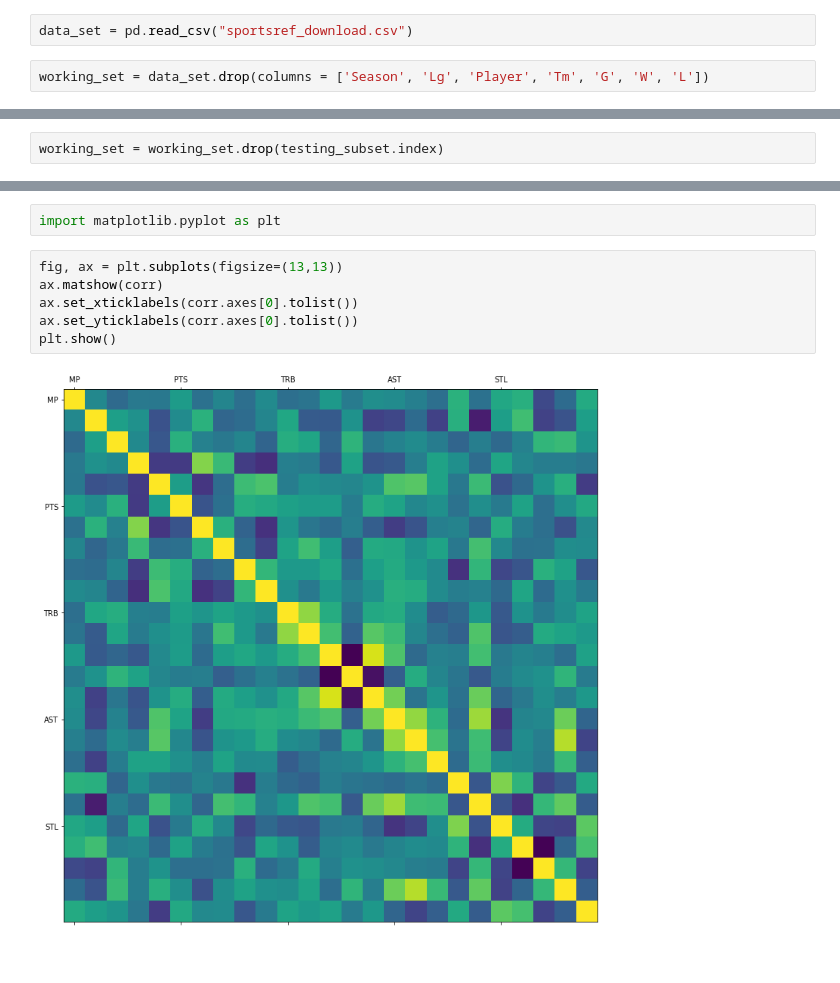
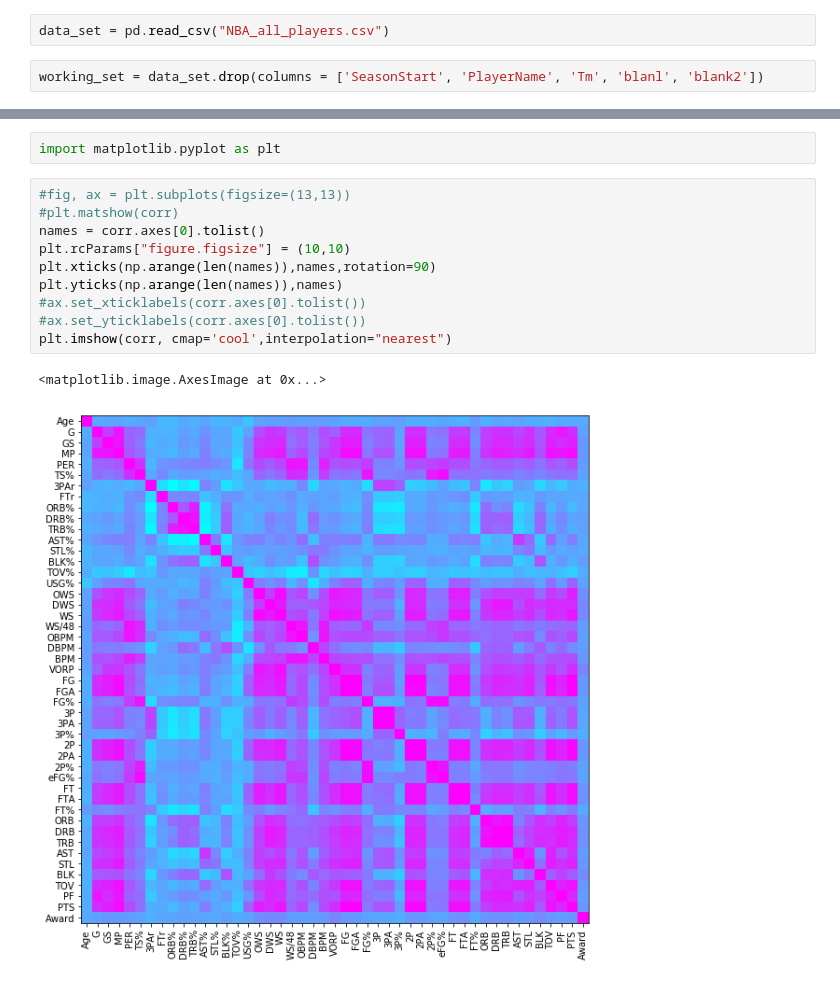
Before and after one commit to QuinteroSantiago/NBA_Project, a Jupyter notebook: NBA Project.ipynb, the cells around one changed output, grey strips where cells are left out. Cells and saved outputs as stored; diff of their text form.

```diff
--- a/NBA Project.ipynb
+++ b/NBA Project.ipynb
@@ -4,6 +4,6 @@ import numpy as np
 import sklearn
 from sklearn.svm import LinearSVC
 # %%
-data_set = pd.read_csv("sportsref_download.csv")
+data_set = pd.read_csv("NBA_all_players.csv")
 # %%
-working_set = data_set.drop(columns = ['Season', 'Lg', 'Player', 'Tm', 'G', 'W', 'L'])
+working_set = data_set.drop(columns = ['SeasonStart', 'PlayerName', 'Tm', 'blanl', 'blank2'])
@@ -12,2 +9,0 @@ testing_subset = working_set.sample(5)
-# %%
-working_set = working_set.drop(testing_subset.index)
@@ -36,10 +12,15 @@ corr = working_set.corr()
 # %%
 import matplotlib.pyplot as plt
 # %%
-fig, ax = plt.subplots(figsize=(13,13))
-ax.matshow(corr)
-ax.set_xticklabels(corr.axes[0].tolist())
-ax.set_yticklabels(corr.axes[0].tolist())
-plt.show()
+#fig, ax = plt.subplots(figsize=(13,13))
+#plt.matshow(corr)
+names = corr.axes[0].tolist()
+plt.rcParams["figure.figsize"] = (10,10)
+plt.xticks(np.arange(len(names)),names,rotation=90)
+plt.yticks(np.arange(len(names)),names)
+#ax.set_xticklabels(corr.axes[0].tolist())
+#ax.set_yticklabels(corr.axes[0].tolist())
+plt.imshow(corr, cmap='cool',interpolation="nearest")
 # %% [output]
+<matplotlib.image.AxesImage at 0x...>
-[figure, old version]
+[figure, new version]
```
Also changed, not shown: parts of 21 cells of this notebook, 1 other file.
